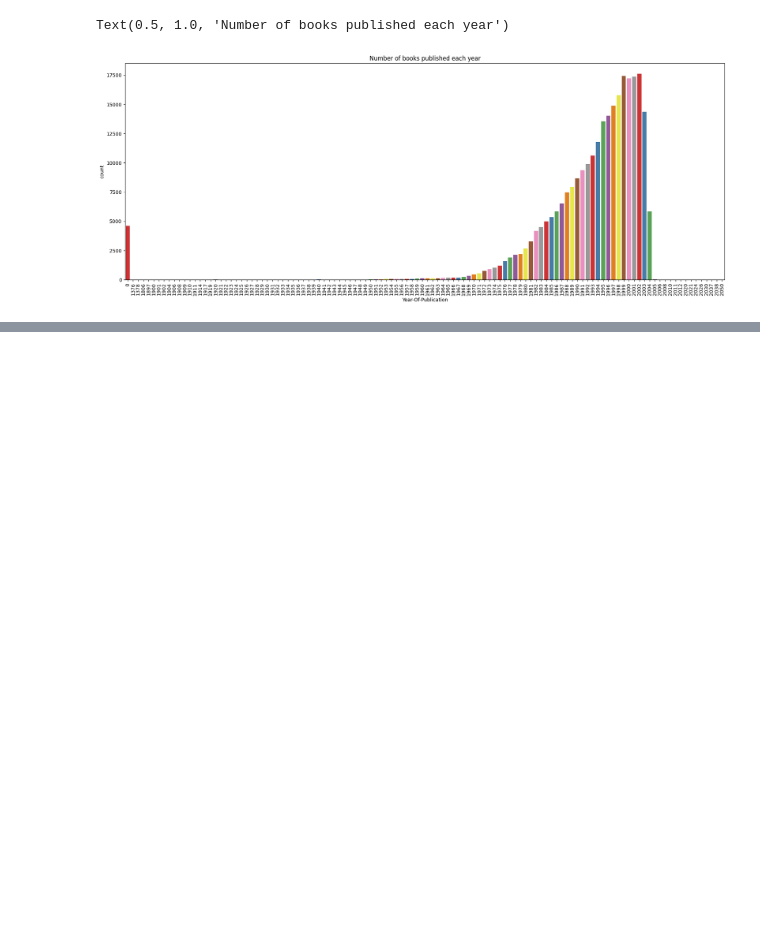
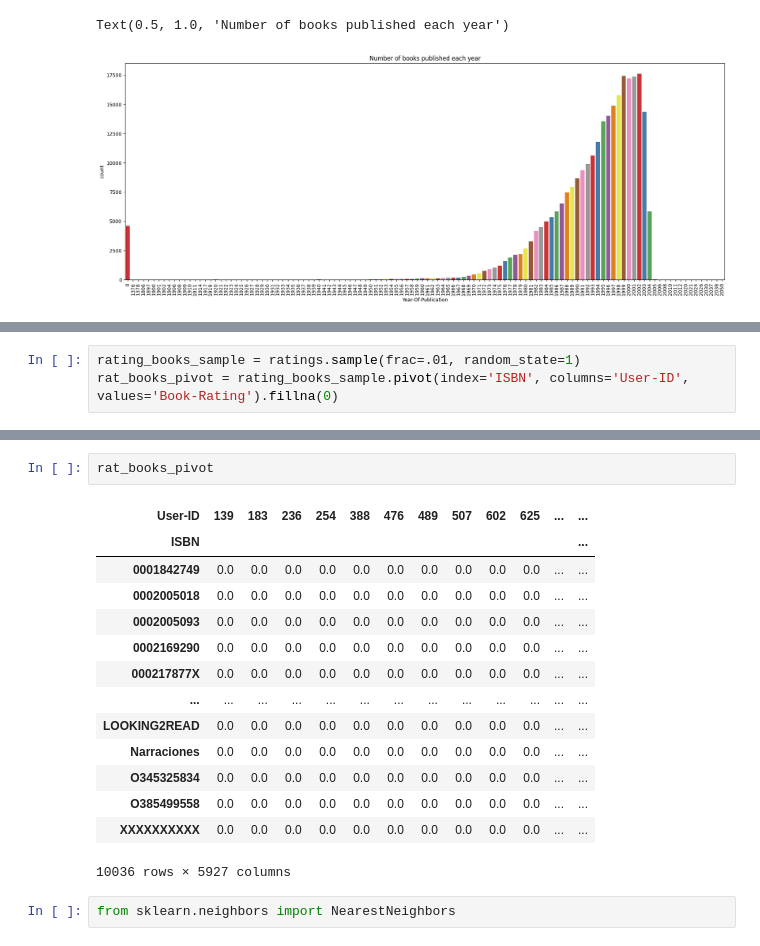
Before and after one commit to PaulPawelec/DataMining, a Jupyter notebook: BookRecommender/BookRecommender.ipynb, the cells around one changed output, grey strips where cells are left out. Saved outputs shown, nothing was run; the diff lists cells and outputs as text; blank space fills up the shorter version.

```diff
--- a/BookRecommender/BookRecommender.ipynb
+++ b/BookRecommender/BookRecommender.ipynb
@@ -362,0 +414,3 @@ Text(0.5, 1.0, 'Number of books published each year')
+# %%
+rating_books_sample = ratings.sample(frac=.01, random_state=1)
+rat_books_pivot = rating_books_sample.pivot(index='ISBN', columns='User-ID', values='Book-Rating').fillna(0)
@@ -362,0 +433,19 @@ Text(0.5, 1.0, 'Number of books published each year')
+# %%
+rat_books_pivot
+# %% [output]
+| User-ID | 139 | 183 | 236 | 254 | 388 | 476 | 489 | 507 | 602 | 625 | ... | ... |
+| ISBN |  |  |  |  |  |  |  |  |  |  |  | ... |
+| 0001842749 | 0.0 | 0.0 | 0.0 | 0.0 | 0.0 | 0.0 | 0.0 | 0.0 | 0.0 | 0.0 | ... | ... |
+| 0002005018 | 0.0 | 0.0 | 0.0 | 0.0 | 0.0 | 0.0 | 0.0 | 0.0 | 0.0 | 0.0 | ... | ... |
+| 0002005093 | 0.0 | 0.0 | 0.0 | 0.0 | 0.0 | 0.0 | 0.0 | 0.0 | 0.0 | 0.0 | ... | ... |
+| 0002169290 | 0.0 | 0.0 | 0.0 | 0.0 | 0.0 | 0.0 | 0.0 | 0.0 | 0.0 | 0.0 | ... | ... |
+| 000217877X | 0.0 | 0.0 | 0.0 | 0.0 | 0.0 | 0.0 | 0.0 | 0.0 | 0.0 | 0.0 | ... | ... |
+| ... | ... | ... | ... | ... | ... | ... | ... | ... | ... | ... | ... | ... |
+| LOOKING2READ | 0.0 | 0.0 | 0.0 | 0.0 | 0.0 | 0.0 | 0.0 | 0.0 | 0.0 | 0.0 | ... | ... |
+| Narraciones | 0.0 | 0.0 | 0.0 | 0.0 | 0.0 | 0.0 | 0.0 | 0.0 | 0.0 | 0.0 | ... | ... |
+| O345325834 | 0.0 | 0.0 | 0.0 | 0.0 | 0.0 | 0.0 | 0.0 | 0.0 | 0.0 | 0.0 | ... | ... |
+| O385499558 | 0.0 | 0.0 | 0.0 | 0.0 | 0.0 | 0.0 | 0.0 | 0.0 | 0.0 | 0.0 | ... | ... |
+| XXXXXXXXXX | 0.0 | 0.0 | 0.0 | 0.0 | 0.0 | 0.0 | 0.0 | 0.0 | 0.0 | 0.0 | ... | ... |
+10036 rows × 5927 columns
+# %%
+from sklearn.neighbors import NearestNeighbors
```
Also changed, not shown: parts of 12 cells of this notebook.
